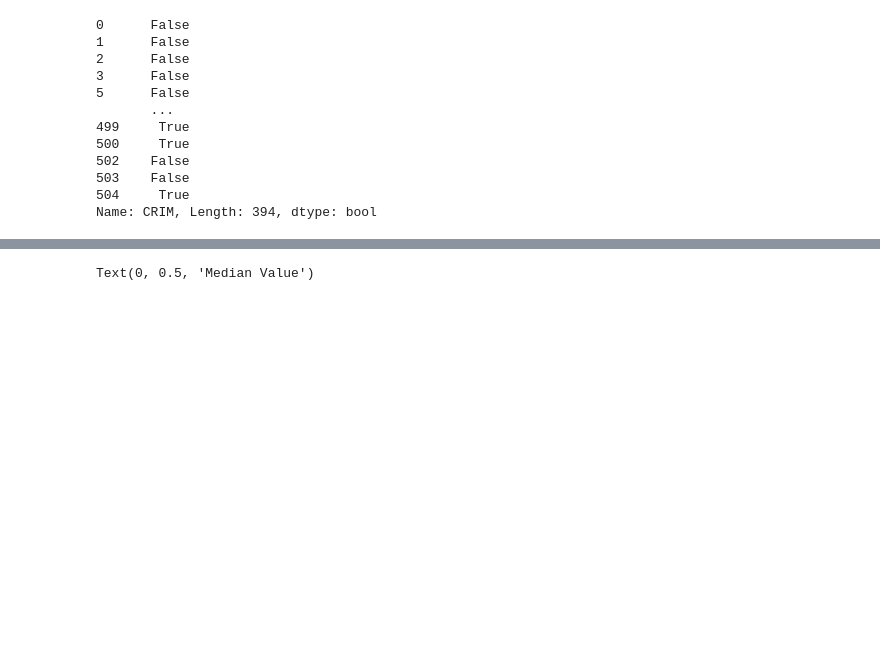
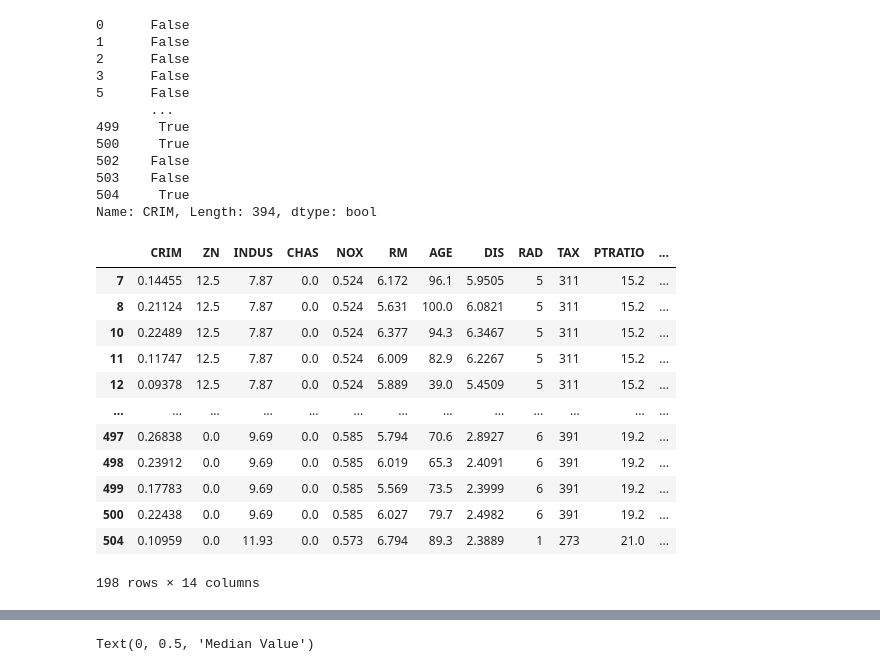
Before and after one commit to morey-ow/cs2521-summer2023, a Jupyter notebook: chapter11notes.ipynb, the cells around one changed output, grey strips where cells are left out. Saved outputs shown, nothing was run; the diff lists cells and outputs as text; code cells hidden in the pictures; blank space fills up the shorter version.

```diff
--- a/chapter11notes.ipynb
+++ b/chapter11notes.ipynb
@@ -267,6 +345,22 @@ mask1 & mask2  #use '&' operator not the word 'and'
 503    False
 504     True
 Name: CRIM, Length: 394, dtype: bool
+# %%
+housing_df[(housing_df['CRIM']>0.08) & (housing_df['CRIM']<3.43) ]
+# %% [output]
+|  | CRIM | ZN | INDUS | CHAS | NOX | RM | AGE | DIS | RAD | TAX | PTRATIO | ... |
+| 7 | 0.14455 | 12.5 | 7.87 | 0.0 | 0.524 | 6.172 | 96.1 | 5.9505 | 5 | 311 | 15.2 | ... |
+| 8 | 0.21124 | 12.5 | 7.87 | 0.0 | 0.524 | 5.631 | 100.0 | 6.0821 | 5 | 311 | 15.2 | ... |
+| 10 | 0.22489 | 12.5 | 7.87 | 0.0 | 0.524 | 6.377 | 94.3 | 6.3467 | 5 | 311 | 15.2 | ... |
+| 11 | 0.11747 | 12.5 | 7.87 | 0.0 | 0.524 | 6.009 | 82.9 | 6.2267 | 5 | 311 | 15.2 | ... |
+| 12 | 0.09378 | 12.5 | 7.87 | 0.0 | 0.524 | 5.889 | 39.0 | 5.4509 | 5 | 311 | 15.2 | ... |
+| ... | ... | ... | ... | ... | ... | ... | ... | ... | ... | ... | ... | ... |
+| 497 | 0.26838 | 0.0 | 9.69 | 0.0 | 0.585 | 5.794 | 70.6 | 2.8927 | 6 | 391 | 19.2 | ... |
+| 498 | 0.23912 | 0.0 | 9.69 | 0.0 | 0.585 | 6.019 | 65.3 | 2.4091 | 6 | 391 | 19.2 | ... |
+| 499 | 0.17783 | 0.0 | 9.69 | 0.0 | 0.585 | 5.569 | 73.5 | 2.3999 | 6 | 391 | 19.2 | ... |
+| 500 | 0.22438 | 0.0 | 9.69 | 0.0 | 0.585 | 6.027 | 79.7 | 2.4982 | 6 | 391 | 19.2 | ... |
+| 504 | 0.10959 | 0.0 | 11.93 | 0.0 | 0.573 | 6.794 | 89.3 | 2.3889 | 1 | 273 | 21.0 | ... |
+198 rows × 14 columns
 # %%
 housing_df_norm_crime=housing_df[mask1 & mask2]
 housing_df_norm_crime.describe()
```
Also changed, not shown: parts of 13 cells of this notebook, 1 other file.
